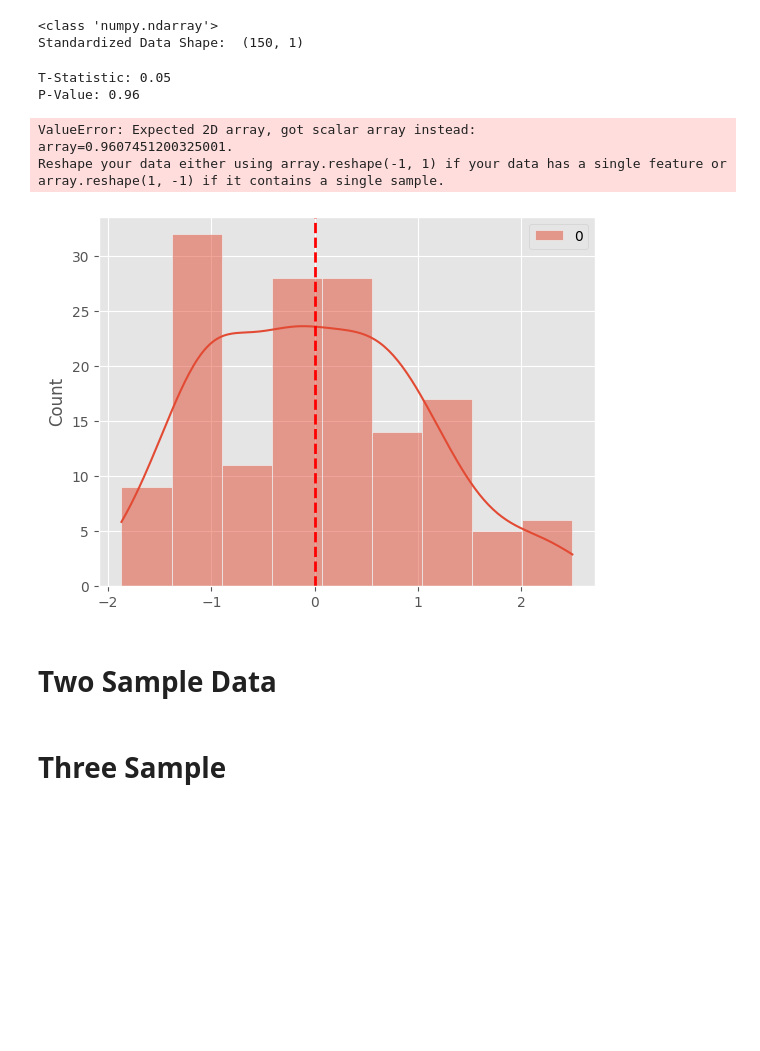
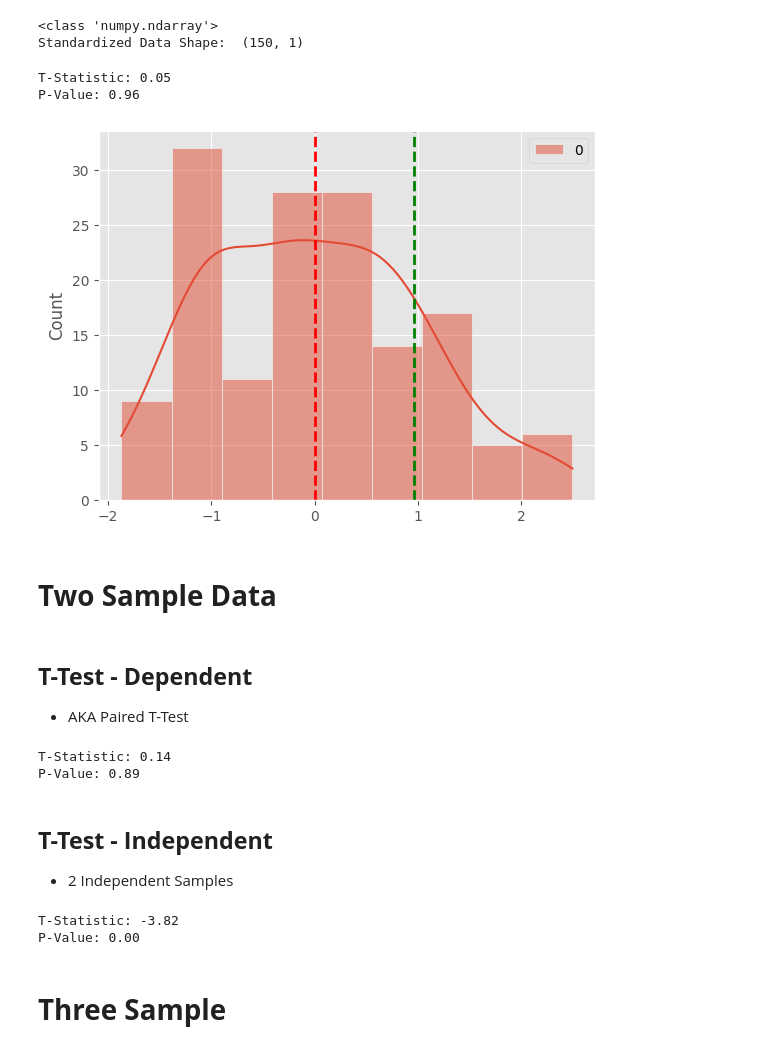
Before and after one commit to akshayyewle/Statistical-Analysis, a Jupyter notebook: 03 Statistical Tests With Python/Python Notebook.ipynb, the cells around one changed output. Cells and saved outputs as stored; diff of their text form; code cells hidden in the pictures; blank space fills up the shorter version.

```diff
--- a/03 Statistical Tests With Python/Python Notebook.ipynb
+++ b/03 Statistical Tests With Python/Python Notebook.ipynb
@@ -216,27 +216,60 @@ Standardized Data Shape:  (150, 1)
 # %%
 # T-Test To Check if Mean Sepal Length = 5.84
 data = iris['sepal_length']
 t_statistic, p_value = stats.ttest_1samp(a=data,popmean=5.84,alternative='two-sided')
 
 # Print the results
 print("T-Statistic: {:.2f}".format(t_statistic))
 print("P-Value: {:.2f}".format(p_value))
 
 # Plot the distribution of sepal length values
 data_std = scaler.fit_transform(iris['sepal_length'].values.reshape(-1,1))
 sns.histplot(data_std, kde=True)
 plt.axvline(data_std.mean(), color='red', linestyle='dashed', linewidth=2)
-plt.axvline(scaler.inverse_transform(p_value), color='green', linestyle='dashed', linewidth=2)
+plt.axvline(p_value, color='green', linestyle='dashed', linewidth=2)
 plt.show()
 # %% [output]
 T-Statistic: 0.05
 P-Value: 0.96
-ValueError: Expected 2D array, got scalar array instead:
-array=0.9607451200325001.
-Reshape your data either using array.reshape(-1, 1) if your data has a single feature or array.reshape(1, -1) if it contains a single sample.
-[figure, old version]
+[figure, new version]
 # %% [markdown]
 # **Two Sample Data**
+# %% [markdown]
+## **T-Test - Dependent**
+
+* AKA Paired T-Test
+# %%
+# Create the two samples
+sample1 = iris[iris['species'] == 'setosa']['sepal_length'].sample(n=15, random_state=1)
+sample2 = iris[iris['species'] == 'setosa']['sepal_length'].sample(n=15, random_state=2)
+
+# Perform the paired T-Test
+t_statistic, p_value = stats.ttest_rel(sample1, sample2)
+
+# Print the results
+print("T-Statistic: {:.2f}".format(t_statistic))
+print("P-Value: {:.2f}".format(p_value))
+# %% [output]
+T-Statistic: 0.14
+P-Value: 0.89
+# %% [markdown]
+## **T-Test - Independent**
+
+* 2 Independent Samples
+# %%
+# Create the two samples
+sample1 = iris[iris['species'] == 'versicolor']['sepal_length'].sample(n=25, random_state=1)
+sample2 = iris[iris['species'] == 'virginica']['sepal_length'].sample(n=25, random_state=1)
+
+# Perform the two-sample T-Test
+t_statistic, p_value = stats.ttest_ind(sample1, sample2)
+
+# Print the results
+print("T-Statistic: {:.2f}".format(t_statistic))
+print("P-Value: {:.2f}".format(p_value))
+# %% [output]
+T-Statistic: -3.82
+P-Value: 0.00
 # %% [markdown]
 # **Three Sample**
 # %% [markdown]
```
